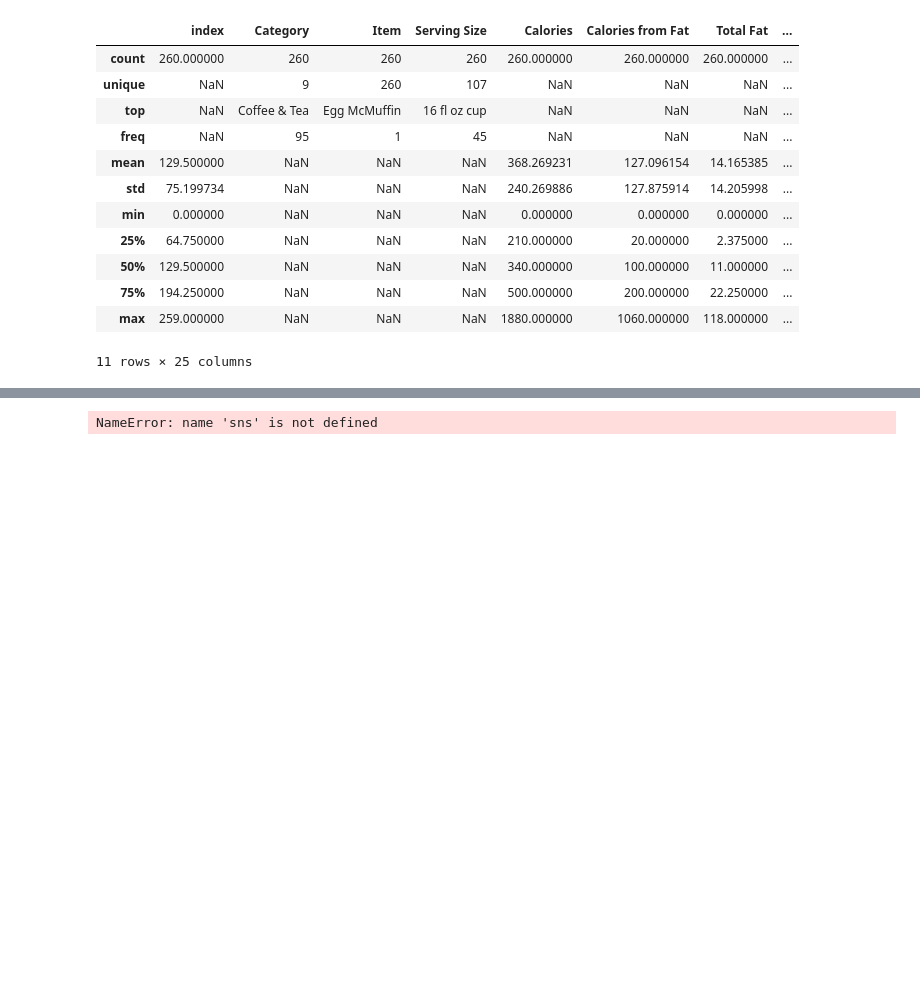
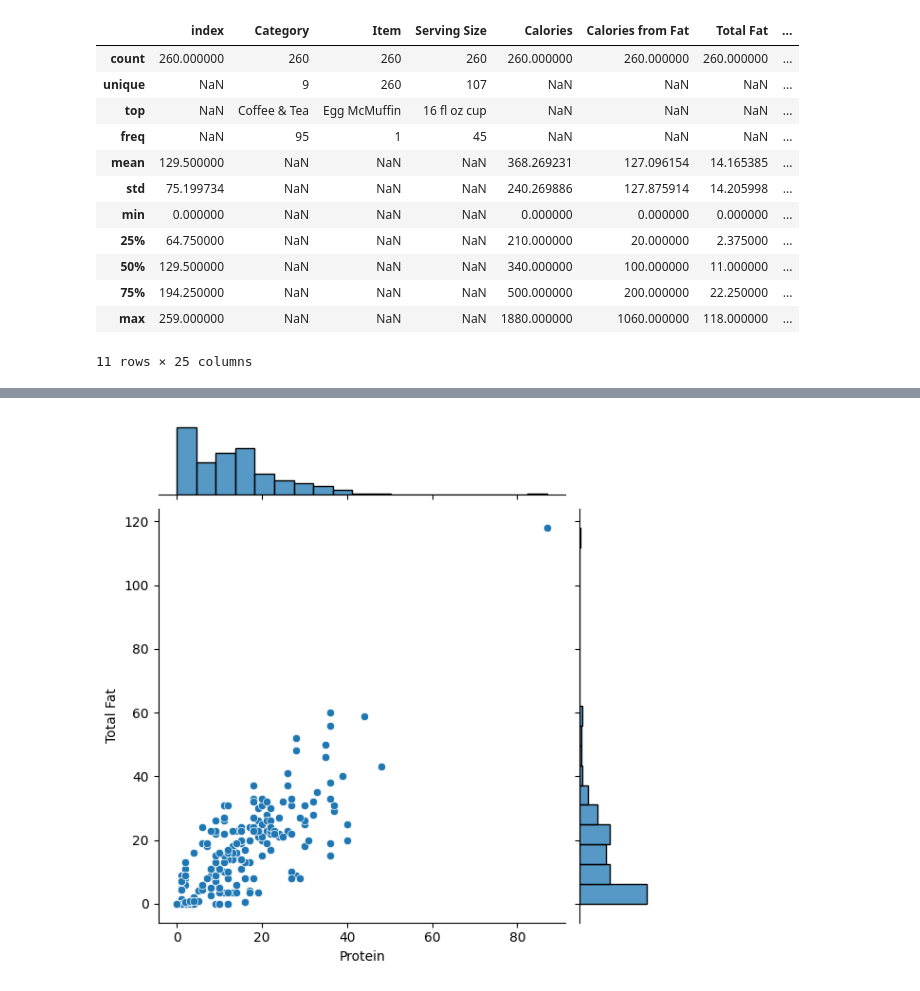
Before and after one commit to JeoungHojin/2024.DB, a Jupyter notebook: 01_Mcmenu.ipynb, the cells around one changed output, grey strips where cells are left out. Cells and saved outputs as stored; diff of their text form; code cells hidden in the pictures; blank space fills up the shorter version.

```diff
--- a/01_Mcmenu.ipynb
+++ b/01_Mcmenu.ipynb
@@ -52,5 +62,5 @@ dtype: float64
 # %%
-plot = sns.jointplot(x='Proten', y='Total Fat', data =df)
+plot = sns.jointplot(x='Protein', y='Total Fat', data=df)
 plt.show()
 # %% [output]
-NameError: name 'sns' is not defined
+[figure, added]
```
Also changed, not shown: parts of 7 cells of this notebook.
